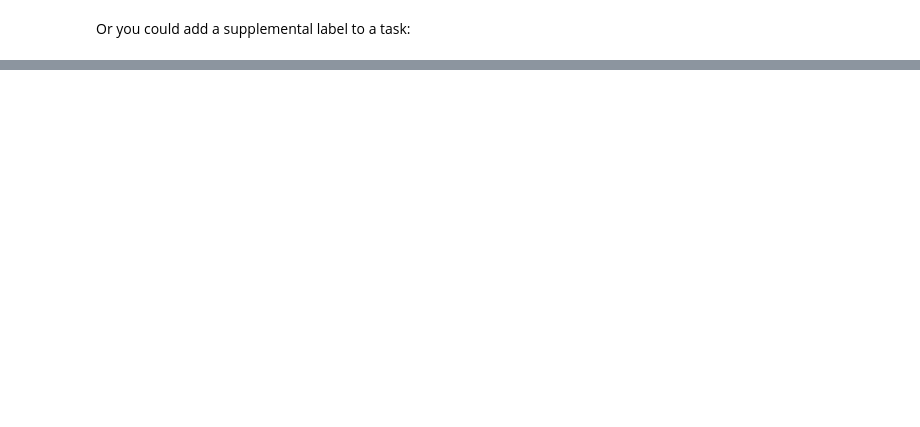
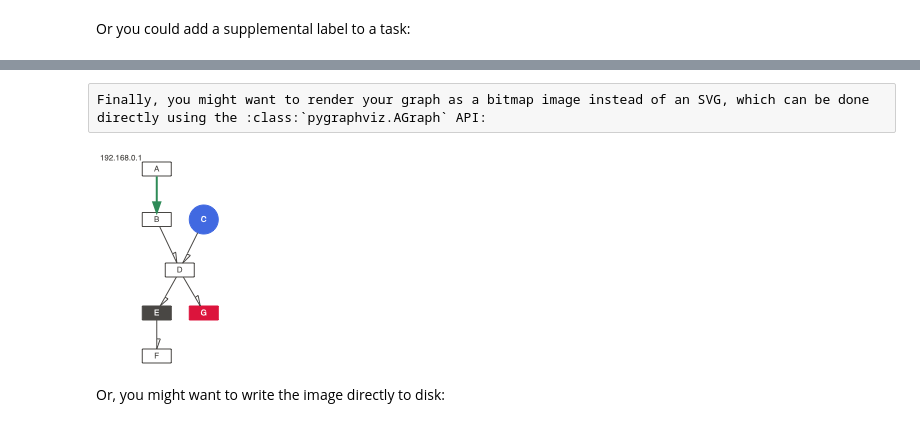
Before and after one commit to shead-custom-design/graphcat, a Jupyter notebook: docs/user-guide/visualization.ipynb, the cells around one changed output, grey strips where cells are left out. Saved outputs shown, nothing was run; the diff lists cells and outputs as text; code cells hidden in the pictures; blank space fills up the shorter version.

Commit message:
Make it easier to display customized graph diagrams.

```diff
--- a/docs/user-guide/visualization.ipynb
+++ b/docs/user-guide/visualization.ipynb
@@ -131,2 +130,11 @@ IPython.display.display(IPython.display.SVG(data=agraph.draw(prog="dot", format=
 # %% [output]
 [drawing not drawn]
+# %% [raw]
+Finally, you might want to render your graph as a bitmap image instead of an SVG, which can be done directly using the :class:`pygraphviz.AGraph` API:
+# %%
+import IPython.display
+IPython.display.display(IPython.display.Image(data=agraph.draw(prog="dot", format="png")))
+# %% [output]
+[figure, added]
+# %% [markdown]
+Or, you might want to write the image directly to disk:
```
Also changed, not shown: parts of 10 cells of this notebook, 7 other files.
